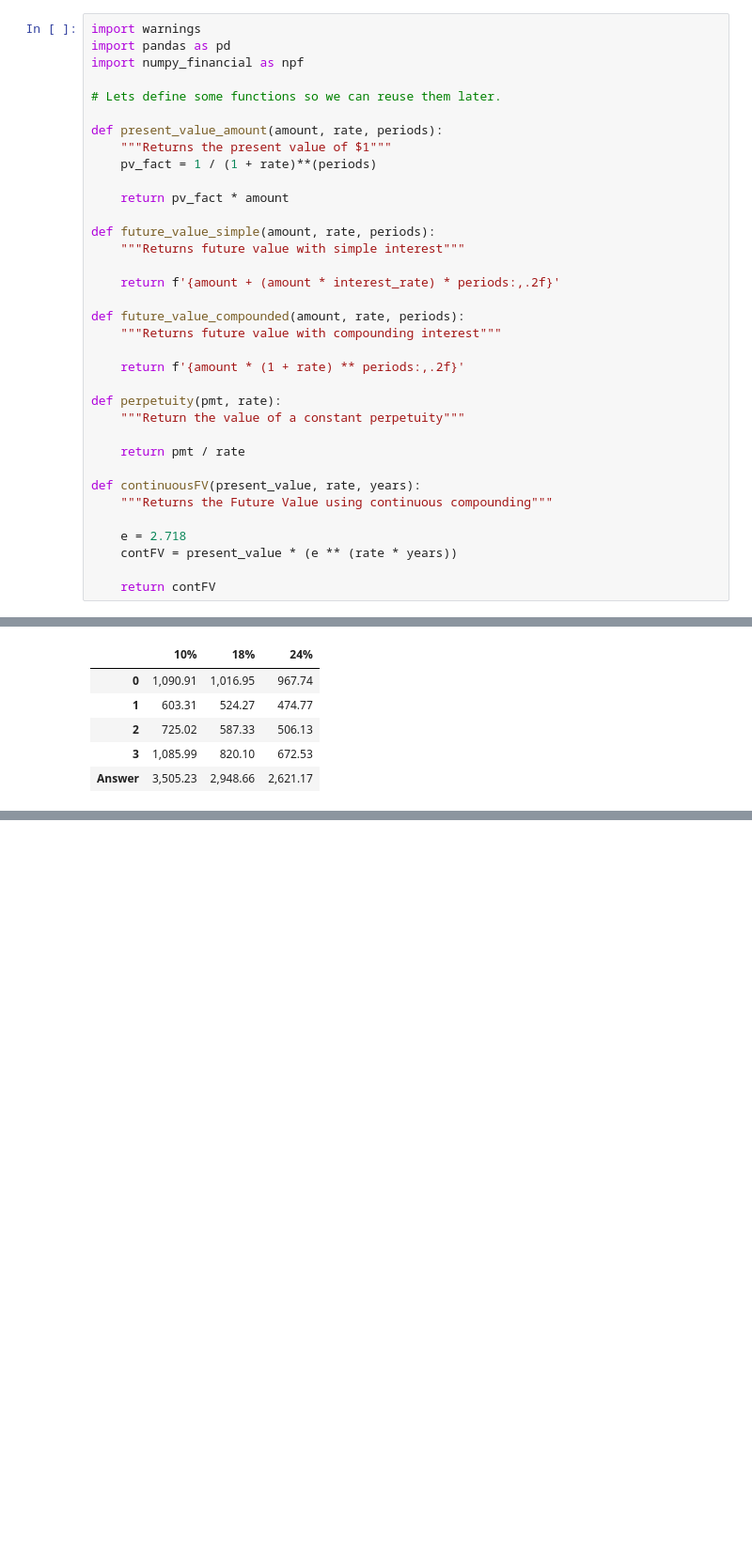
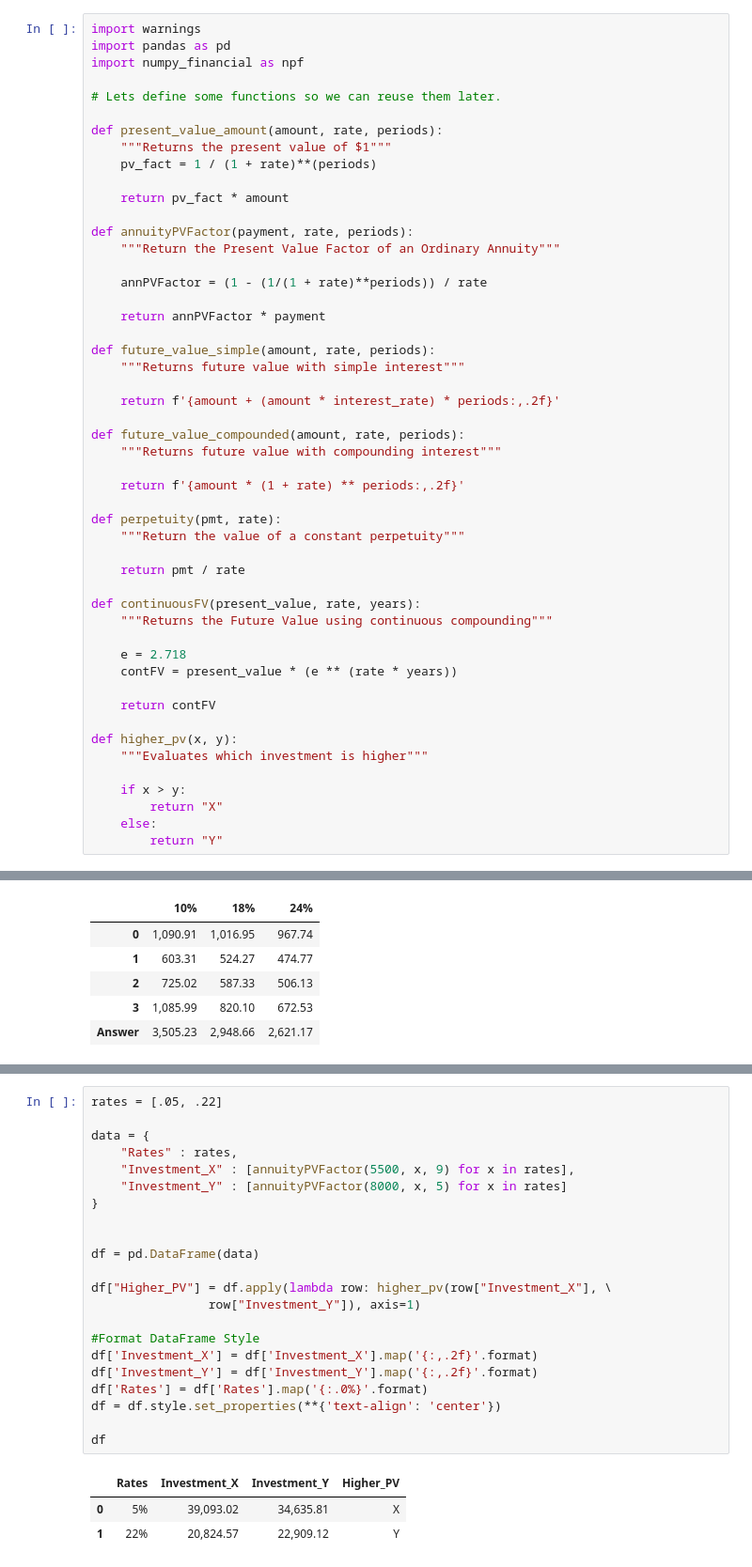
Before and after one commit to ekmartinez/Financial_Management, a Jupyter notebook: Chapter_4_Discounted_Cash_Flows.ipynb, the cells around one changed output, grey strips where cells are left out. Shown: that part at 94% size. Drawn from its saved outputs; the diff is of its cells as text; blank space fills up the shorter version.

```diff
--- a/Chapter_4_Discounted_Cash_Flows.ipynb
+++ b/Chapter_4_Discounted_Cash_Flows.ipynb
@@ -18,6 +18,13 @@ def present_value_amount(amount, rate, periods):
     pv_fact = 1 / (1 + rate)**(periods)
 
     return pv_fact * amount
+
+def annuityPVFactor(payment, rate, periods):
+    """Return the Present Value Factor of an Ordinary Annuity"""
+
+    annPVFactor = (1 - (1/(1 + rate)**periods)) / rate
+
+    return annPVFactor * payment
 
 def future_value_simple(amount, rate, periods):
     """Returns future value with simple interest"""
@@ -41,6 +48,14 @@ def continuousFV(present_value, rate, years):
     contFV = present_value * (e ** (rate * years))
 
     return contFV
+
+def higher_pv(x, y):
+    """Evaluates which investment is higher"""
+
+    if x > y:
+        return "X"
+    else:
+        return "Y"
 # %% [markdown]
 **1. Simple vs Compound Interest** - First City Bank pays 9 percent simple interest on its savings account balances, whereas Second City Bank pays 9 percent interest compounded annually.  If you made a a 5,000 deposit in each bank, how much more money would you earn from your Second City Bank account at the end of 10 years?
 # %%
@@ -314,0 +331,26 @@ df
+# %%
+rates = [.05, .22]
+
+data = {
+    "Rates" : rates,
+    "Investment_X" : [annuityPVFactor(5500, x, 9) for x in rates],
+    "Investment_Y" : [annuityPVFactor(8000, x, 5) for x in rates]
+}
+
+
+df = pd.DataFrame(data)
+
+df["Higher_PV"] = df.apply(lambda row: higher_pv(row["Investment_X"], \
+                row["Investment_Y"]), axis=1)
+
+#Format DataFrame Style
+df['Investment_X'] = df['Investment_X'].map('{:,.2f}'.format)
+df['Investment_Y'] = df['Investment_Y'].map('{:,.2f}'.format)
+df['Rates'] = df['Rates'].map('{:.0%}'.format)
+df = df.style.set_properties(**{'text-align': 'center'})
+
+df
+# %% [output]
+|  | Rates | Investment_X | Investment_Y | Higher_PV |
+| 0 | 5% | 39,093.02 | 34,635.81 | X |
+| 1 | 22% | 20,824.57 | 22,909.12 | Y |
```
Also changed, not shown: parts of 11 cells of this notebook, 1 other file.
